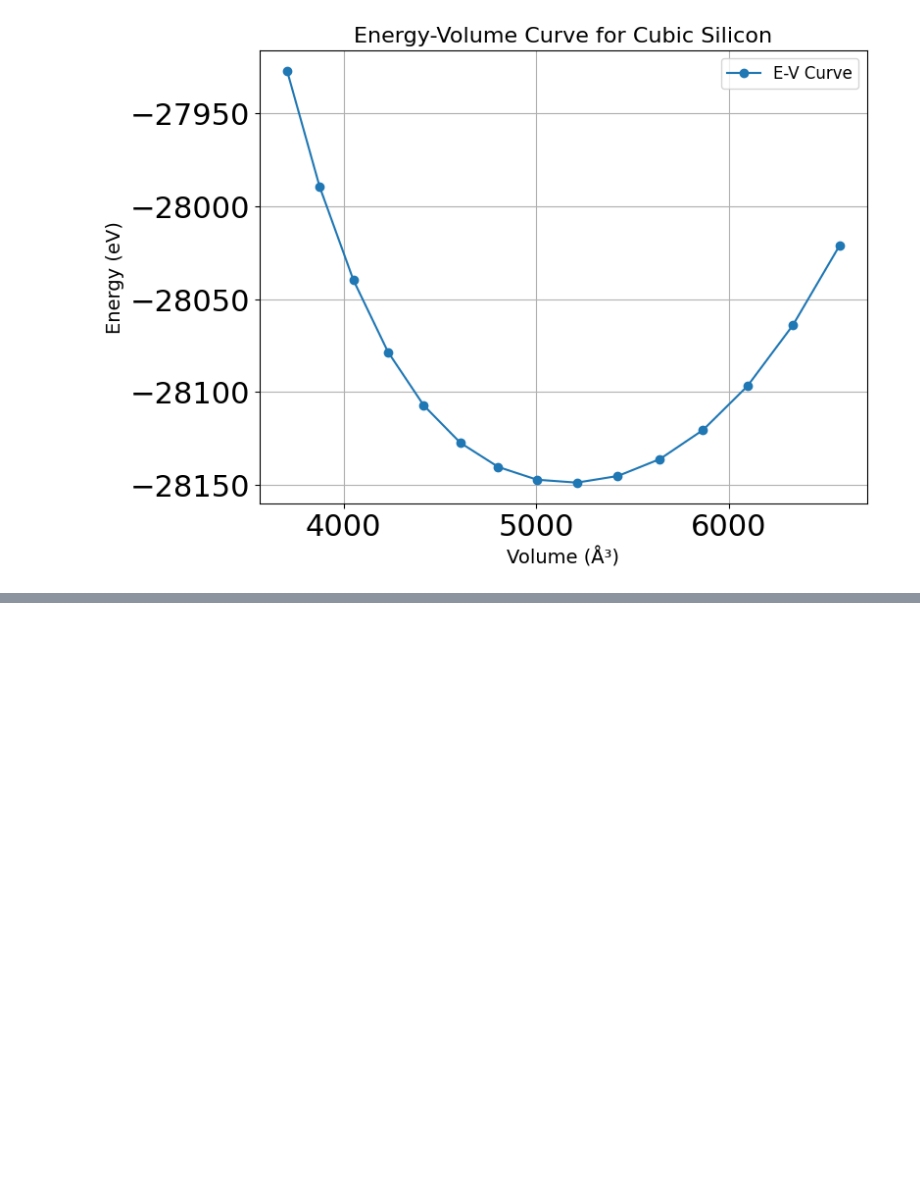
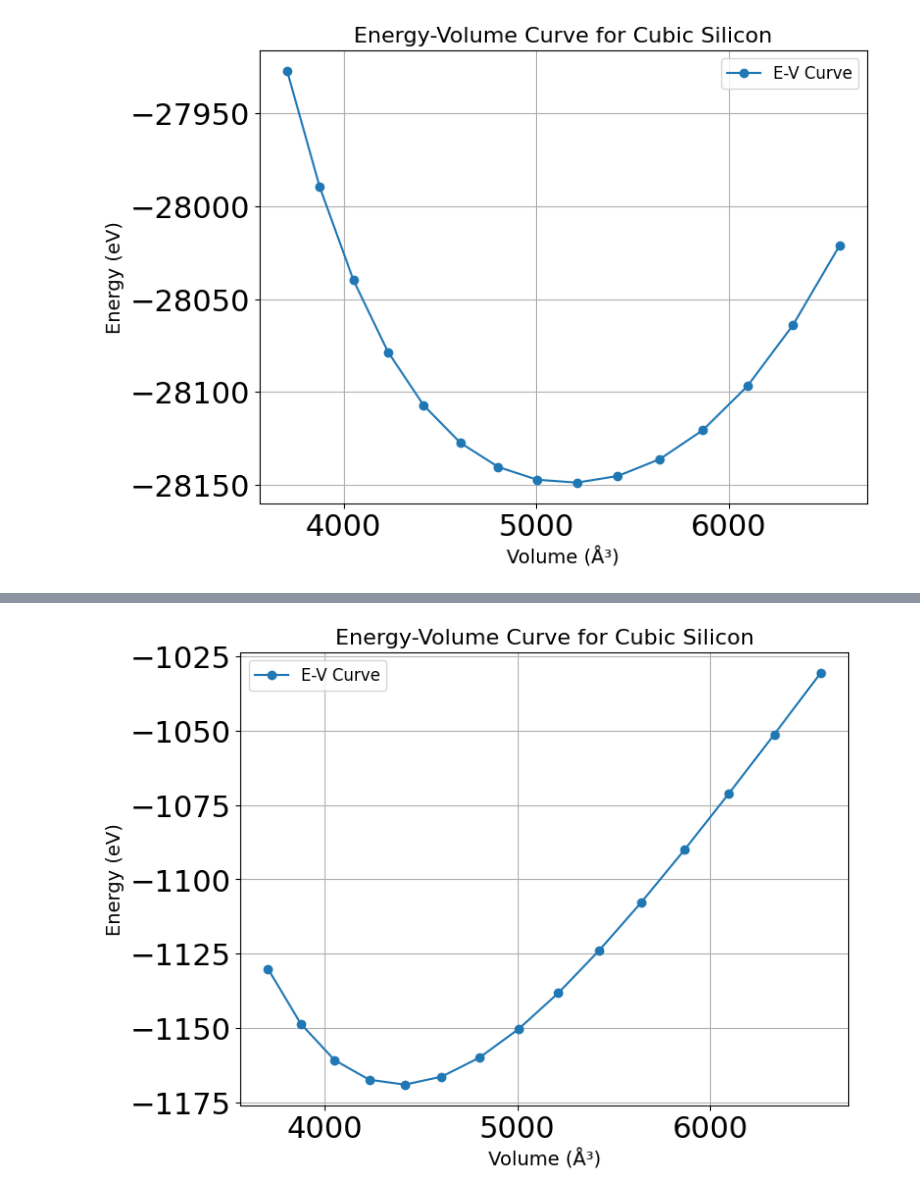
Before and after one commit to mir-group/nequip-tutorial, a Jupyter notebook: NequIP_Tutorial.ipynb, the cells around one changed output, grey strips where cells are left out. Cells and saved outputs as stored; diff of their text form; code cells hidden in the pictures; blank space fills up the shorter version.

```diff
--- a/NequIP_Tutorial.ipynb
+++ b/NequIP_Tutorial.ipynb
@@ -644,7 +647,7 @@ from nequip.ase import NequIPCalculator
 
 # Initialize the nequip calculator
 calculator = NequIPCalculator.from_compiled_model(compile_path="/content/deployed_ase.nequip.pt2",
-                                                    chemical_symbols = ['Si'],
+                                                    chemical_species_to_atom_type_map = {'Si':'Si'},
                                                     device='cuda' )
 
 
@@ -679,0 +694,34 @@ plt.show()
+# %%
+fm_calculator = NequIPCalculator.from_compiled_model(compile_path="/content/mir-group__NequIP-OAM-L__0.1.nequip.pt2",
+                                                    chemical_species_to_atom_type_map = {'Si':'Si'},
+                                                    device='cuda' )
+# %%
+# Range of scaling factors for lattice constant
+scaling_factors = np.linspace(0.95, 1.15, 15)
+volumes = []
+energies = []
+
+# Loop through scaling factors, calculate energy, and collect volumes and energies
+for scale in scaling_factors:
+
+    # Generate the cubic silicon structure with 216 atoms
+    scaled_si = bulk("Si", crystalstructure="diamond", a=5.43 * scale, cubic=True)
+    scaled_si *= (3, 3, 3)  # Make a supercell (3x3x3) to get 216 atoms
+    scaled_si.calc = fm_calculator
+
+    volume = scaled_si.get_volume()
+    energy = scaled_si.get_potential_energy()
+    volumes.append(volume)
+    energies.append(energy)
+
+# Plot the energy-volume curve
+plt.figure(figsize=(8, 6))
+plt.plot(volumes, energies, marker='o', label="E-V Curve")
+plt.xlabel("Volume (Å³)", fontsize=14)
+plt.ylabel("Energy (eV)", fontsize=14)
+plt.title("Energy-Volume Curve for Cubic Silicon", fontsize=16)
+plt.legend(fontsize=12)
+plt.grid()
+plt.show()
+# %% [output]
+[figure, added]
```
Also changed, not shown: parts of 12 cells of this notebook.
